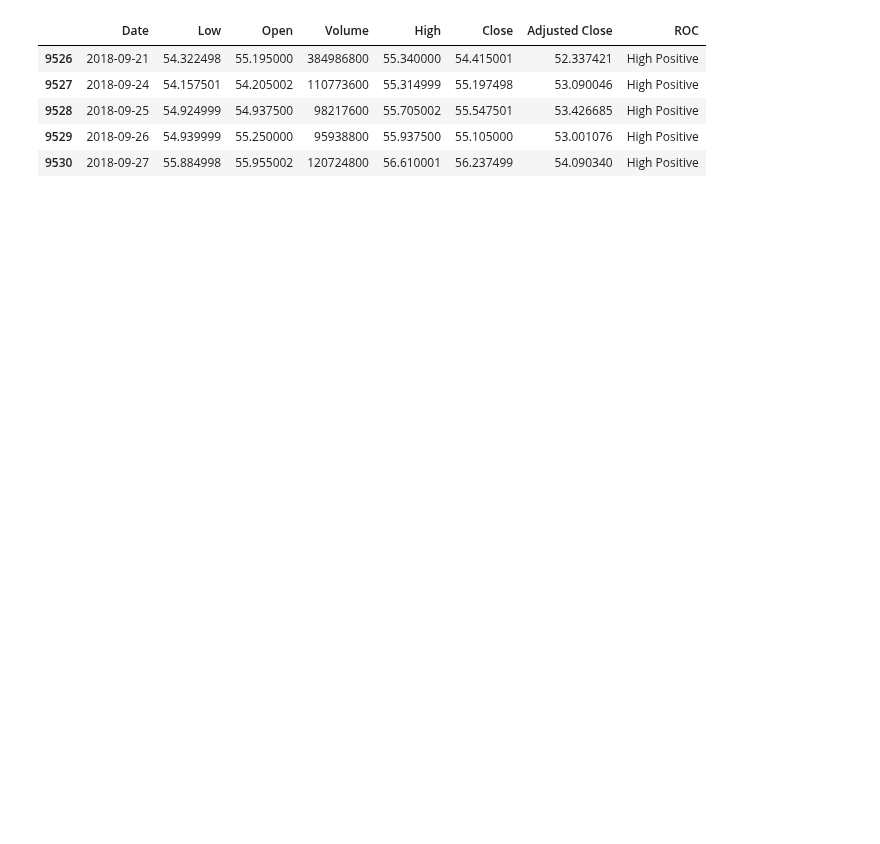
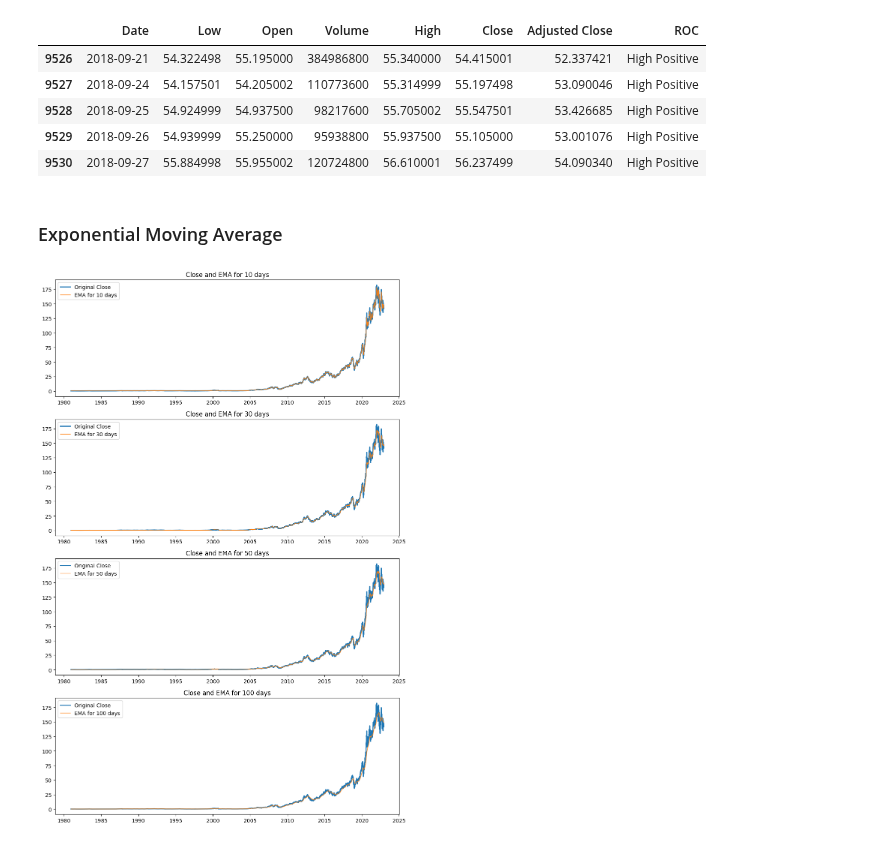
Before and after one commit to nicola-cecere/Stock_Market_TS_Prediction, a Jupyter notebook: movingAverage.ipynb, the cells around one changed output. Cells and saved outputs as stored; diff of their text form; code cells hidden in the pictures; blank space fills up the shorter version.

Commit message:
Added exponential moving average

```diff
--- a/movingAverage.ipynb
+++ b/movingAverage.ipynb
@@ -80,3 +98,29 @@ train_binned_roc.tail()
 | 9528 | 2018-09-25 | 54.924999 | 54.937500 | 98217600 | 55.705002 | 55.547501 | 53.426685 | High Positive |
 | 9529 | 2018-09-26 | 54.939999 | 55.250000 | 95938800 | 55.937500 | 55.105000 | 53.001076 | High Positive |
 | 9530 | 2018-09-27 | 55.884998 | 55.955002 | 120724800 | 56.610001 | 56.237499 | 54.090340 | High Positive |
+# %% [markdown]
+### Exponential Moving Average
+# %%
+df = pd.read_csv("data/sp500/csv/AAPL.csv")
+df['Date'] = pd.to_datetime(df['Date'], format='%d-%m-%Y')
+df = df.sort_values(by='Date')
+# %%
+ma_day = [10, 30, 50, 100]
+df_copy = df.copy()
+for ma in ma_day:
+    ema_column_name = f"EMA for {ma} days"
+    df_copy[ema_column_name] = df_copy['Close'].ewm(span=ma, adjust=False).mean()
+
+fig, axes = plt.subplots(nrows=len(ma_day), ncols=1, figsize=(10, 15))
+
+for i, ma in enumerate(ma_day):
+    ema_column_name = f"EMA for {ma} days"
+    axes[i].plot(df_copy['Date'], df_copy['Close'], label='Original Close', linewidth=2)
+    axes[i].plot(df_copy['Date'], df_copy[ema_column_name], label=f'{ema_column_name}', linewidth=1)
+    axes[i].set_title(f'Close and {ema_column_name}')
+    axes[i].legend()
+
+plt.tight_layout()
+plt.show()
+# %% [output]
+[figure, added]
```
Also changed, not shown: parts of 8 cells of this notebook, 1 other file.
